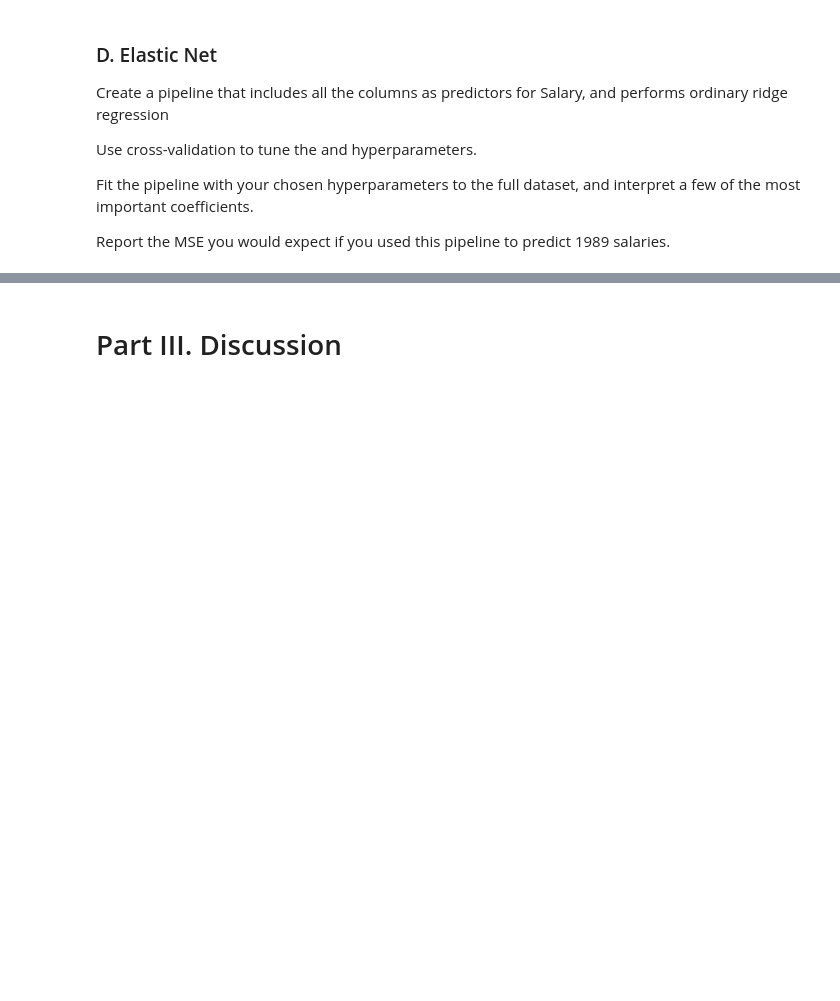
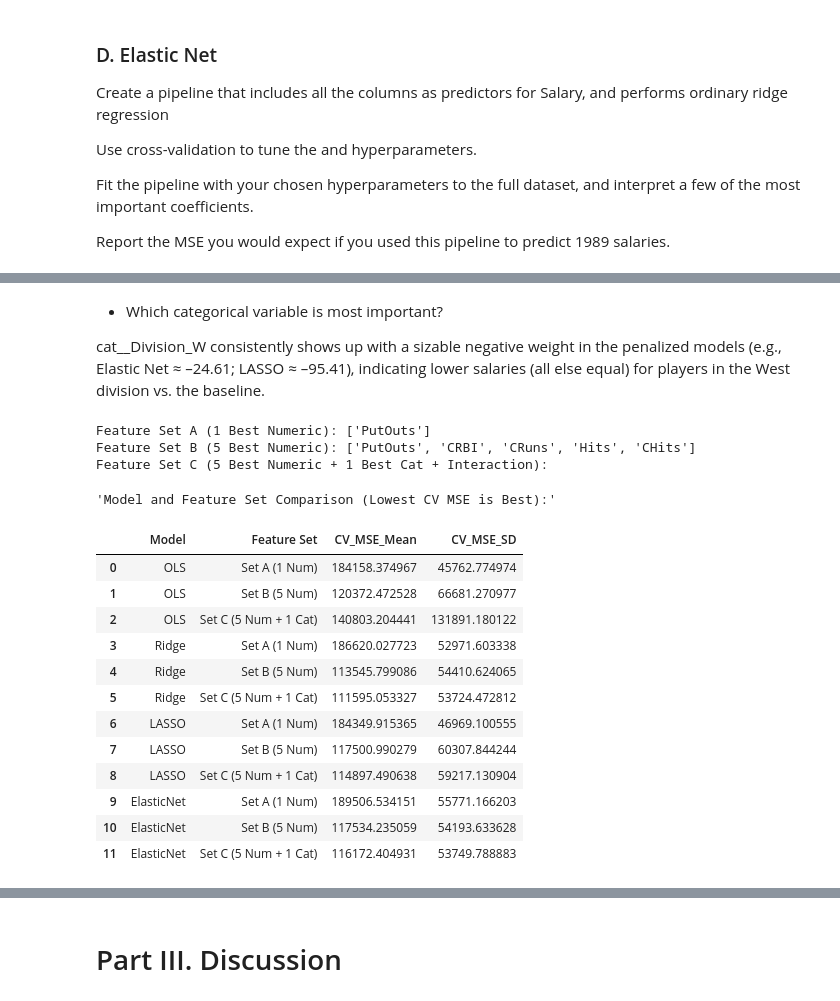
Before and after one commit to NavSanya/GSB544_Projects, a Jupyter notebook: Week7/Lab6/Lab6.ipynb, the cells around one changed output, grey strips where cells are left out. Cells and saved outputs as stored; diff of their text form; code cells hidden in the pictures; blank space fills up the shorter version.

```diff
--- a/Week7/Lab6/Lab6.ipynb
+++ b/Week7/Lab6/Lab6.ipynb
@@ -232,7 +359,7 @@ enet_grid = {
 enet_cv = GridSearchCV(
     enet_pipe, enet_grid,
     cv=KFold(5, shuffle=True, random_state=42),
-    scoring="neg_mean_squared_error", n_jobs=-1
+    scoring="neg_mean_squared_error"
 )
 # %%
 enet_cv.fit(X_train, y_train)
@@ -294,0 +438,16 @@ Report which combination of features and model performed best, based on the vali
+# %% [markdown]
+* Which categorical variable is most important?
+
+cat__Division_W consistently shows up with a sizable negative weight in the penalized models (e.g., Elastic Net ≈ –24.61; LASSO ≈ –95.41), indicating lower salaries (all else equal) for players in the West division vs. the baseline.
+# %%
+best_numeric_var = ['PutOuts']
+five_best_numeric_vars = ['PutOuts', 'CRBI', 'CRuns', 'Hits', 'CHits']
+best_categorical_var = ['Division']
+# %%
+print("Feature Set A (1 Best Numeric):", best_numeric_var)
+print("Feature Set B (5 Best Numeric):", five_best_numeric_vars)
+print("Feature Set C (5 Best Numeric + 1 Best Cat + Interaction):")
+# %% [output]
+Feature Set A (1 Best Numeric): ['PutOuts']
+Feature Set B (5 Best Numeric): ['PutOuts', 'CRBI', 'CRuns', 'Hits', 'CHits']
+Feature Set C (5 Best Numeric + 1 Best Cat + Interaction):
@@ -294,0 +479,23 @@ Report which combination of features and model performed best, based on the vali
+# %%
+# Best Hyperparameters from Part I
+alpha_ridge = 100.0
+alpha_lasso = 10.0
+alpha_enet = 1.873817422860385
+l1_ratio_enet = 0.4
+# %%
+models_to_test = {
+    "OLS": LinearRegression(),
+    "Ridge": Ridge(alpha=alpha_ridge),
+    "LASSO": Lasso(alpha=alpha_lasso, max_iter=10000),
+    "ElasticNet": ElasticNet(alpha=alpha_enet, l1_ratio=l1_ratio_enet, max_iter=10000, random_state=42)
+}
+
+# Define the feature set preprocessors
+feature_sets = {
+    "Set A (1 Num)": preprocessor_A,
+    "Set B (5 Num)": preprocessor_B,
+    "Set C (5 Num + 1 Cat)": preprocessor_C_base
+}
+
+# Initialize list to store results
+comparison_results = []
@@ -294,0 +541,22 @@ Report which combination of features and model performed best, based on the vali
+# %%
+# Convert to DataFrame for display
+results_df = pd.DataFrame(comparison_results)
+
+# Display the results sorted by best performance
+display("Model and Feature Set Comparison (Lowest CV MSE is Best):")
+display(results_df)
+# %% [output]
+'Model and Feature Set Comparison (Lowest CV MSE is Best):'
+|  | Model | Feature Set | CV_MSE_Mean | CV_MSE_SD |
+| 0 | OLS | Set A (1 Num) | 184158.374967 | 45762.774974 |
+| 1 | OLS | Set B (5 Num) | 120372.472528 | 66681.270977 |
+| 2 | OLS | Set C (5 Num + 1 Cat) | 140803.204441 | 131891.180122 |
+| 3 | Ridge | Set A (1 Num) | 186620.027723 | 52971.603338 |
+| 4 | Ridge | Set B (5 Num) | 113545.799086 | 54410.624065 |
+| 5 | Ridge | Set C (5 Num + 1 Cat) | 111595.053327 | 53724.472812 |
+| 6 | LASSO | Set A (1 Num) | 184349.915365 | 46969.100555 |
+| 7 | LASSO | Set B (5 Num) | 117500.990279 | 60307.844244 |
+| 8 | LASSO | Set C (5 Num + 1 Cat) | 114897.490638 | 59217.130904 |
+| 9 | ElasticNet | Set A (1 Num) | 189506.534151 | 55771.166203 |
+| 10 | ElasticNet | Set B (5 Num) | 117534.235059 | 54193.633628 |
+| 11 | ElasticNet | Set C (5 Num + 1 Cat) | 116172.404931 | 53749.788883 |
```
Also changed, not shown: parts of 49 cells of this notebook, 9 other files.
